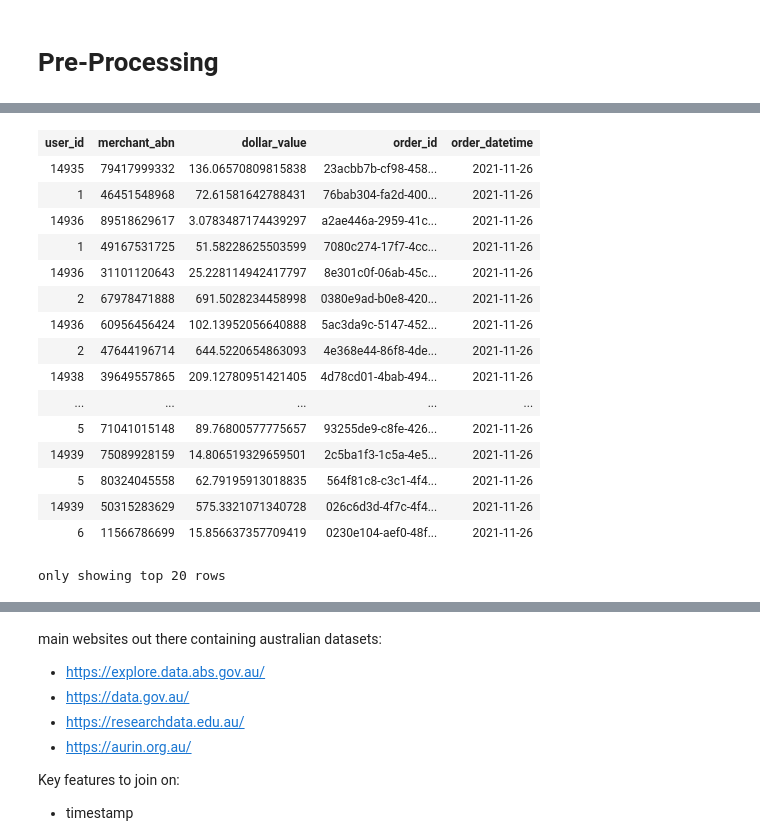
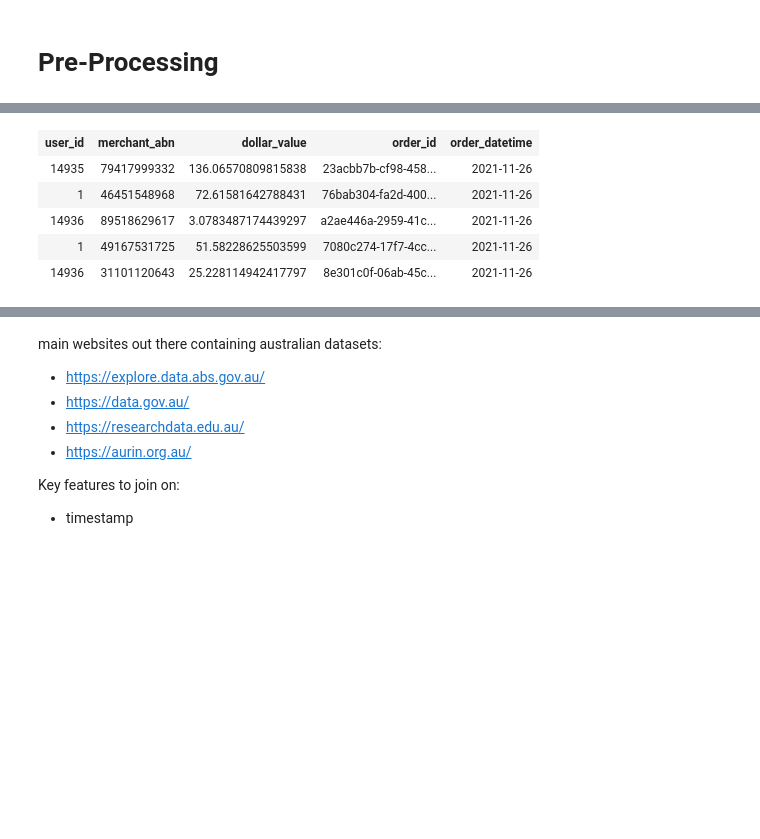
Before and after one commit to MAST30034-Applied-Data-Science/generic-buy-now-pay-later-project-group-35, a Jupyter notebook: notebooks/1 preprocessing.ipynb, the cells around one changed output, grey strips where cells are left out. Drawn from its saved outputs; the diff is of its cells as text; code cells hidden in the pictures; blank space fills up the shorter version.

```diff
--- a/notebooks/1 preprocessing.ipynb
+++ b/notebooks/1 preprocessing.ipynb
@@ -45,23 +33,12 @@ only showing top 20 rows
 # %%
 transactiondf2 = spark.read.parquet("../data/tables/transactions_20210828_20220227_snapshot/")
-transactiondf2
+transactiondf2.limit(5)
 # %% [output]
 | user_id | merchant_abn | dollar_value | order_id | order_datetime |
 | 14935 | 79417999332 | 136.06570809815838 | 23acbb7b-cf98-458... | 2021-11-26 |
 | 1 | 46451548968 | 72.61581642788431 | 76bab304-fa2d-400... | 2021-11-26 |
 | 14936 | 89518629617 | 3.0783487174439297 | a2ae446a-2959-41c... | 2021-11-26 |
 | 1 | 49167531725 | 51.58228625503599 | 7080c274-17f7-4cc... | 2021-11-26 |
 | 14936 | 31101120643 | 25.228114942417797 | 8e301c0f-06ab-45c... | 2021-11-26 |
-| 2 | 67978471888 | 691.5028234458998 | 0380e9ad-b0e8-420... | 2021-11-26 |
-| 14936 | 60956456424 | 102.13952056640888 | 5ac3da9c-5147-452... | 2021-11-26 |
-| 2 | 47644196714 | 644.5220654863093 | 4e368e44-86f8-4de... | 2021-11-26 |
-| 14938 | 39649557865 | 209.12780951421405 | 4d78cd01-4bab-494... | 2021-11-26 |
-| ... | ... | ... | ... | ... |
-| 5 | 71041015148 | 89.76800577775657 | 93255de9-c8fe-426... | 2021-11-26 |
-| 14939 | 75089928159 | 14.806519329659501 | 2c5ba1f3-1c5a-4e5... | 2021-11-26 |
-| 5 | 80324045558 | 62.79195913018835 | 564f81c8-c3c1-4f4... | 2021-11-26 |
-| 14939 | 50315283629 | 575.3321071340728 | 026c6d3d-4f7c-4f4... | 2021-11-26 |
-| 6 | 11566786699 | 15.856637357709419 | 0230e104-aef0-48f... | 2021-11-26 |
-only showing top 20 rows
 # %%
 userdf = spark.read.parquet("../data/tables/consumer_user_details.parquet")
```
Also changed, not shown: parts of 10 cells of this notebook, 1 other file.
